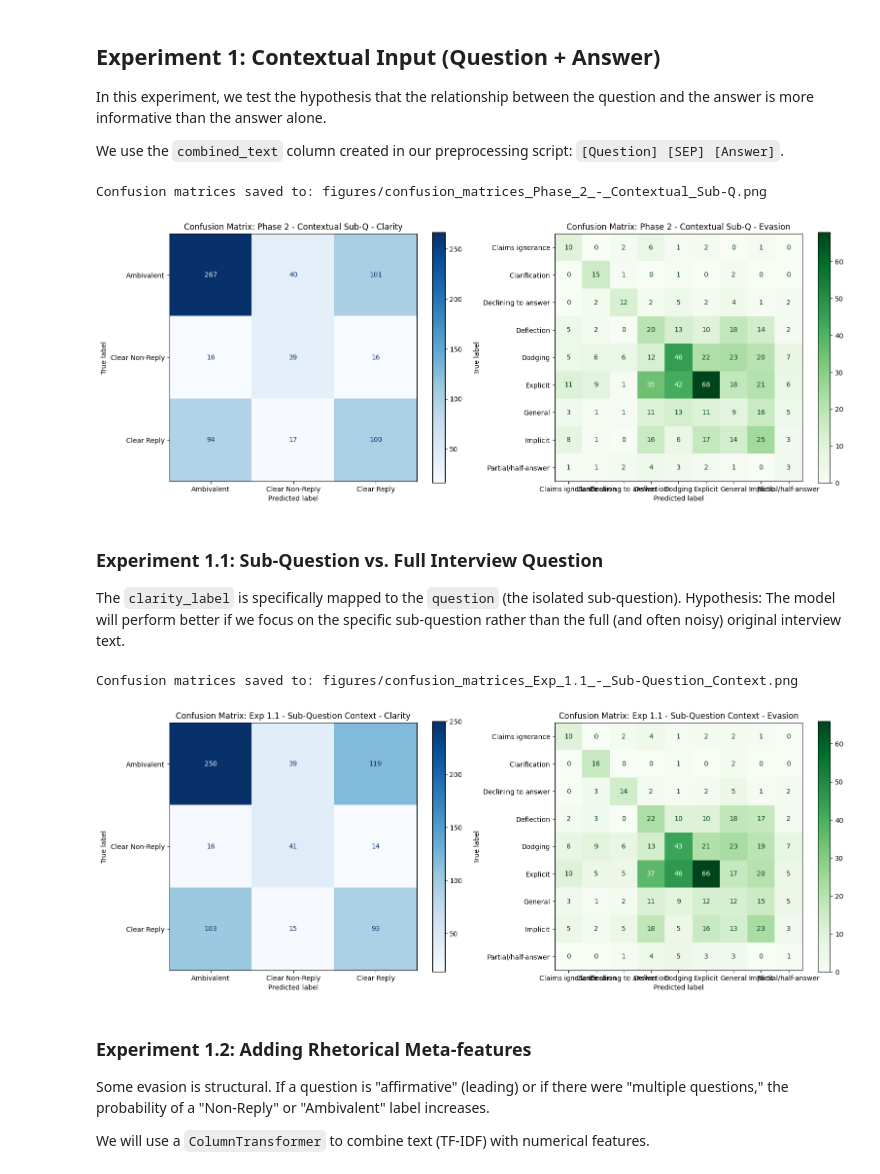
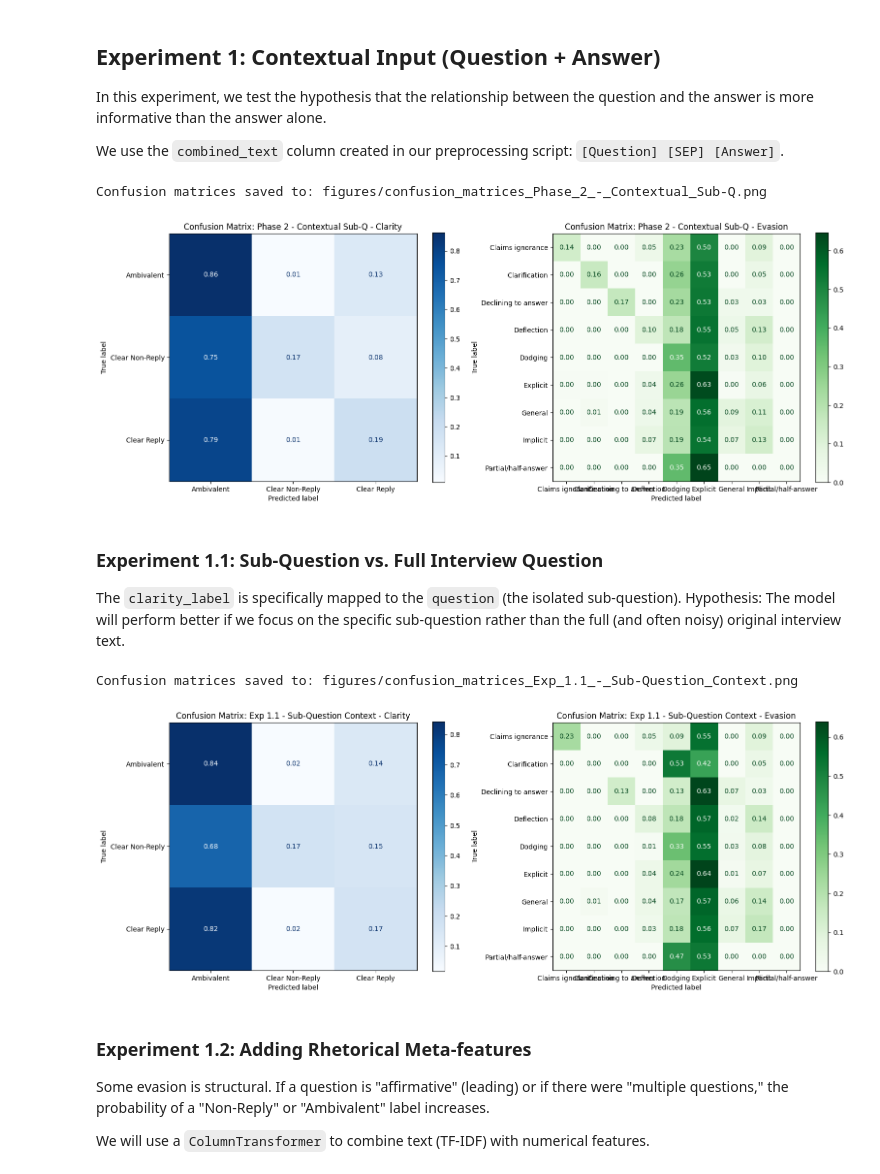
Before and after one commit to pina131714/NLP_Assignment_1, a Jupyter notebook: Phase_2.ipynb, the cells around one changed output. Drawn from its saved outputs; the diff is of its cells as text; code cells hidden in the pictures.

```diff
--- a/Phase_2.ipynb
+++ b/Phase_2.ipynb
@@ -30,14 +30,14 @@ We use the `combined_text` column created in our preprocessing script: `[Questio
 X_train_ctx = train_df['interview_question'].fillna('') + " [SEP] " + train_df['interview_answer'].fillna('')
 X_val_ctx = val_df['interview_question'].fillna('') + " [SEP] " + val_df['interview_answer'].fillna('')
 
-tfidf = TfidfVectorizer(ngram_range=(1, 2), max_features=10000)
+tfidf = TfidfVectorizer(stop_words='english', ngram_range=(1, 2), max_features=1000)
 X_train_tfidf = tfidf.fit_transform(X_train_ctx)
 X_val_tfidf = tfidf.transform(X_val_ctx)
 
-clf_clarity = LogisticRegression(max_iter=1000, class_weight='balanced', random_state=SEED)
+clf_clarity = LogisticRegression(max_iter=1000, multi_class="multinomial", random_state=SEED)
 clf_clarity.fit(X_train_tfidf, y_train_clarity)
 
-clf_evasion = LogisticRegression(max_iter=1000, class_weight='balanced', random_state=SEED)
+clf_evasion = LogisticRegression(max_iter=1000, multi_class="multinomial", random_state=SEED)
 clf_evasion.fit(X_train_tfidf, y_train_evasion)
 
 results = run_full_evaluation(
@@ -51,7 +51,7 @@ results = run_full_evaluation(
 )
 # %% [output]
 Confusion matrices saved to: figures/confusion_matrices_Phase_2_-_Contextual_Sub-Q.png
-[figure, old version]
+[figure, new version]
 # %% [markdown]
 ### Experiment 1.1: Sub-Question vs. Full Interview Question
 The `clarity_label` is specifically mapped to the `question` (the isolated sub-question).
@@ -59,32 +59,32 @@ Hypothesis: The model will perform better if we focus on the specific sub-questi
 # %%
 for df in [train_df, val_df, test_df]:
     df['sub_q_context'] = df['question'].fillna('') + " [SEP] " + df['interview_answer'].fillna('')
 
 X_train_sub = train_df['sub_q_context']
 X_val_sub = val_df['sub_q_context']
 
-tfidf_sub = TfidfVectorizer(max_features=10000, ngram_range=(1,2))
+tfidf_sub = TfidfVectorizer(stop_words='english', ngram_range=(1, 2), max_features=1000)
 X_train_tfidf_sub = tfidf_sub.fit_transform(X_train_sub)
 X_val_tfidf_sub = tfidf_sub.transform(X_val_sub)
 
-clf_clarity_sub = LogisticRegression(max_iter=1000, class_weight='balanced', random_state=SEED)
+clf_clarity_sub = LogisticRegression(max_iter=1000, multi_class="multinomial", random_state=SEED)
 clf_clarity_sub.fit(X_train_tfidf_sub, y_train_clarity)
 
-clf_evasion_sub = LogisticRegression(max_iter=1000, class_weight='balanced', random_state=SEED)
+clf_evasion_sub = LogisticRegression(max_iter=1000, multi_class="multinomial", random_state=SEED)
 clf_evasion_sub.fit(X_train_tfidf_sub, y_train_evasion)
 
 results_ex1_1 = run_full_evaluation(
     clf_clarity=clf_clarity_sub,
     clf_evasion=clf_evasion_sub,
     X=X_val_tfidf_sub,
     y_clarity=y_val_clarity,
     y_evasion=y_val_evasion,
     label_names_clarity=list(id2label.values()),
     title="Exp 1.1 - Sub-Question Context"
 )
 # %% [output]
 Confusion matrices saved to: figures/confusion_matrices_Exp_1.1_-_Sub-Question_Context.png
-[figure, old version]
+[figure, new version]
 # %% [markdown]
 ### Experiment 1.2: Adding Rhetorical Meta-features
 Some evasion is structural. If a question is "affirmative" (leading) or if there were "multiple questions," the probability of a "Non-Reply" or "Ambivalent" label increases.
```
Also changed, not shown: parts of 4 cells of this notebook, 1 other file.
